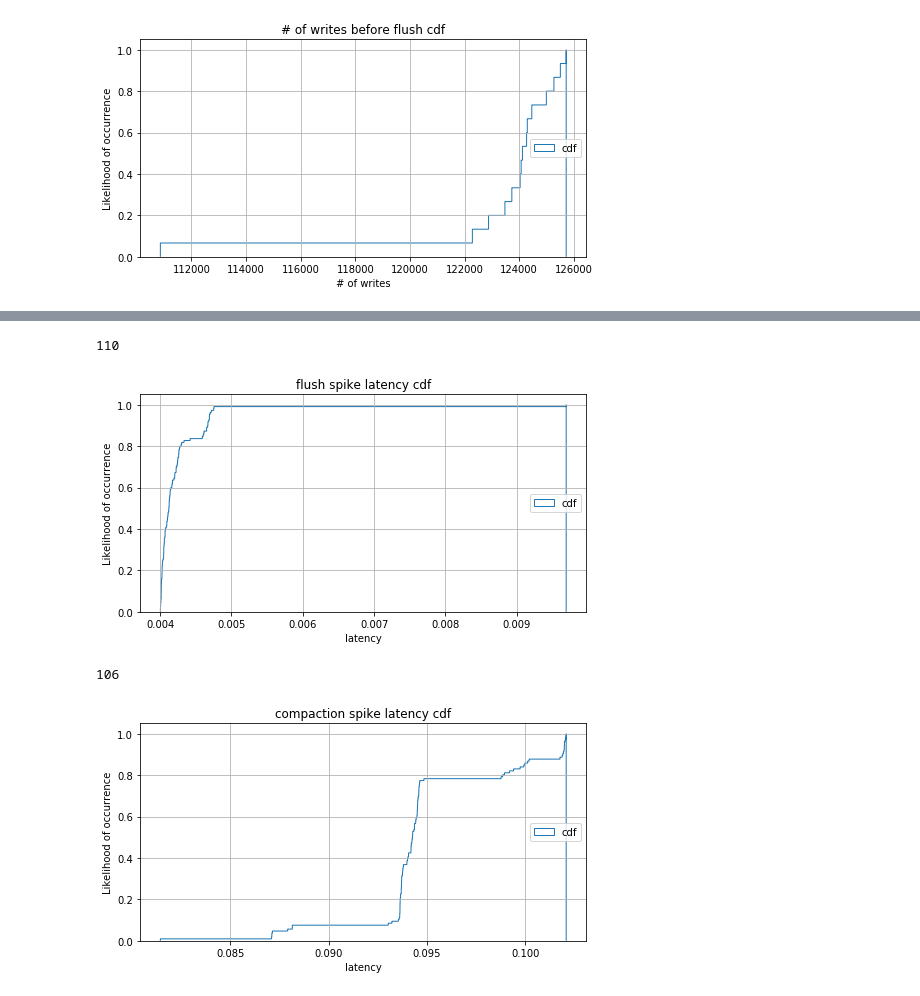
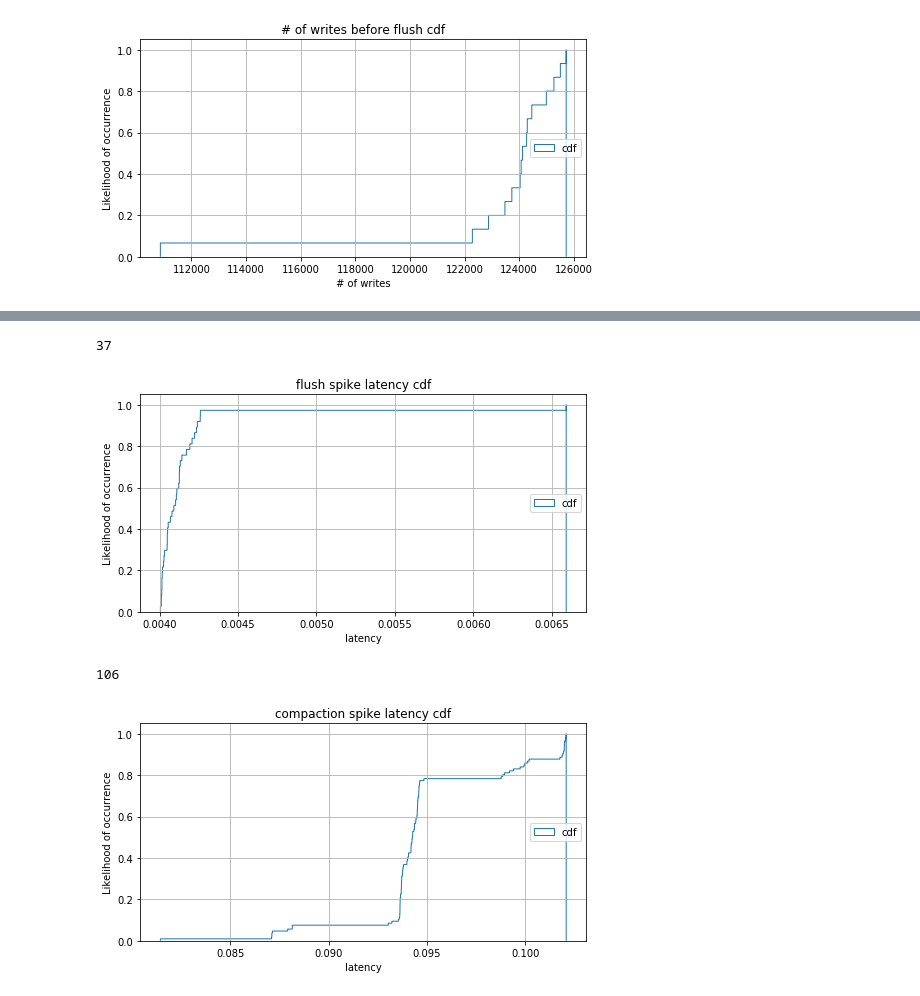
Before and after one commit to esmaeil-mirvakili/benchmark, a Jupyter notebook: Ceph/latency_distribution/qd48-5mins-default/find_distribution.ipynb, the cells around one changed output, grey strips where cells are left out. Cells and saved outputs as stored; diff of their text form; code cells hidden in the pictures.

Commit message:
latency distribution bug fixed

```diff
--- a/Ceph/latency_distribution/qd48-5mins-default/find_distribution.ipynb
+++ b/Ceph/latency_distribution/qd48-5mins-default/find_distribution.ipynb
@@ -192,41 +223,42 @@ plt.close()
 # %%
-def find_spike_groups(write_times, latencies, spike_times, latency_threshold=0.05, window_start=-2000, window_end=2000):
+def find_spike_groups(write_times, latencies, spike_times, latency_threshold=0.05, window_start=-1000, window_end=1000):
     spikes = []
     index = 0
     for spike_time in spike_times:
         while index < len(write_times) and write_times[index] < spike_time:
             index += 1
+        start = index
         index += window_start
-        start = index
         while 0 <= index < len(write_times) and index <= start + window_end:
             spikes.append(latencies[index])
             index += 1
     spikes = [lat for lat in spikes if lat >= latency_threshold]
     return spikes
 
 
 # list = []
 # x_index = 0
 # for x in x2_compact:
 #     while x_index < len(x_bs_lat) and x_bs_lat[x_index] < x:
 #         x_index += 1
 #     y_index = 0
 #     for y in x3_compact:
 #         while y_index < len(x_bs_lat) and x_bs_lat[y_index] < y:
 #             y_index += 1
 #         list.append(np.absolute(y_index - x_index))
 # print(np.amin(np.array(list)))
 
 flush_spike_latency = find_spike_groups(x_bs_lat, y_bs_lat, x2_compact, latency_threshold=0.004)
 print(len(flush_spike_latency))
 plot_cdf(flush_spike_latency, 'flush spike latency cdf', 'latency')
 
 compactions_spike_latency = find_spike_groups(x_bs_lat, y_bs_lat, x3_compact)
 print(len(compactions_spike_latency))
 plot_cdf(compactions_spike_latency, 'compaction spike latency cdf', 'latency')
+plt.close()
 # %% [output]
-110
+37
-[figure, old version]
+[figure, new version]
 106
 [figure]
 # %%
```
Also changed, not shown: parts of 5 cells of this notebook, 5 other files.
